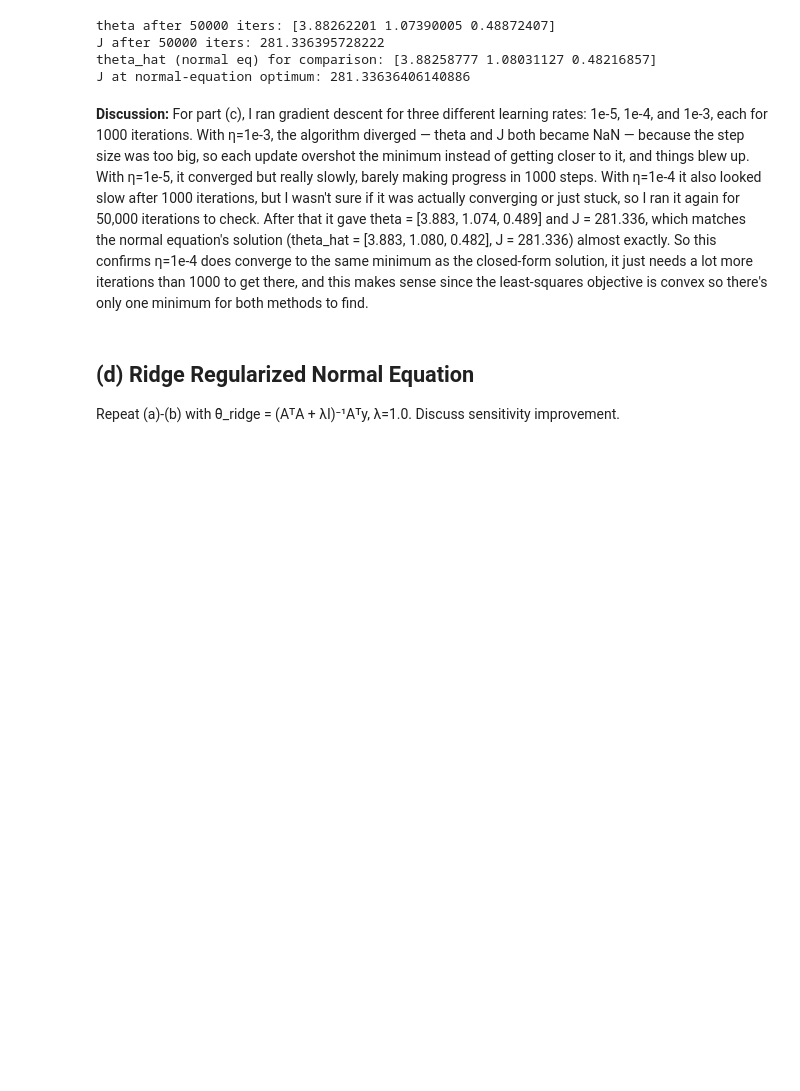
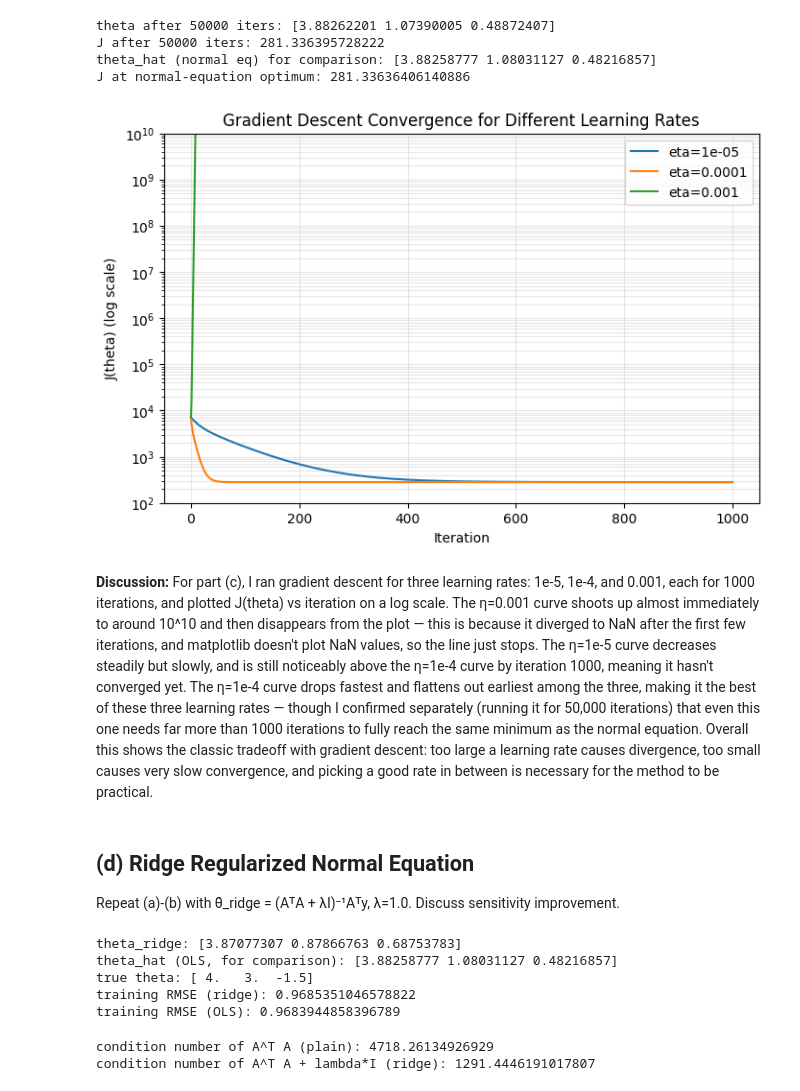
Before and after one commit to neural-rush/ML-Assignment-1, a Jupyter notebook: notebooks/partC1_regression_normaleq_gd_illconditioning_CS26S510.ipynb, the cells around one changed output. Saved outputs shown, nothing was run; the diff lists cells and outputs as text; code cells hidden in the pictures; blank space fills up the shorter version.

```diff
--- a/notebooks/partC1_regression_normaleq_gd_illconditioning_CS26S510.ipynb
+++ b/notebooks/partC1_regression_normaleq_gd_illconditioning_CS26S510.ipynb
@@ -165,11 +165,56 @@ theta after 50000 iters: [3.88262201 1.07390005 0.48872407]
 J after 50000 iters: 281.336395728222
 theta_hat (normal eq) for comparison: [3.88258777 1.08031127 0.48216857]
 J at normal-equation optimum: 281.33636406140886
+# %%
+plt.figure(figsize=(8, 5))
+for eta in etas:
+    _, J_hist = results[eta]
+    J_hist_clipped = [j if np.isfinite(j) else np.nan for j in J_hist]
+    plt.plot(J_hist_clipped, label=f"eta={eta}")
+plt.yscale("log")
+plt.xlabel("Iteration")
+plt.ylabel("J(theta) (log scale)")
+plt.title("Gradient Descent Convergence for Different Learning Rates")
+plt.legend()
+plt.grid(True, which="both", alpha=0.3)
+plt.ylim(1e2, 1e10)   # adjust based on what you see, so all curves are visible
+plt.show()
+# %% [output]
+[figure, added]
 # %% [markdown]
-**Discussion:** For part (c), I ran gradient descent for three different learning rates: 1e-5, 1e-4, and 1e-3, each for 1000 iterations. With η=1e-3, the algorithm diverged — theta and J both became NaN — because the step size was too big, so each update overshot the minimum instead of getting closer to it, and things blew up. With η=1e-5, it converged but really slowly, barely making progress in 1000 steps. With η=1e-4 it also looked slow after 1000 iterations, but I wasn't sure if it was actually converging or just stuck, so I ran it again for 50,000 iterations to check. After that it gave theta = [3.883, 1.074, 0.489] and J = 281.336, which matches the normal equation's solution (theta_hat = [3.883, 1.080, 0.482], J = 281.336) almost exactly. So this confirms η=1e-4 does converge to the same minimum as the closed-form solution, it just needs a lot more iterations than 1000 to get there, and this makes sense since the least-squares objective is convex so there's only one minimum for both methods to find.
+**Discussion:** For part (c), I ran gradient descent for three learning rates: 1e-5, 1e-4, and 0.001, each for 1000 iterations, and plotted J(theta) vs iteration on a log scale. The η=0.001 curve shoots up almost immediately to around 10^10 and then disappears from the plot — this is because it diverged to NaN after the first few iterations, and matplotlib doesn't plot NaN values, so the line just stops. The η=1e-5 curve decreases steadily but slowly, and is still noticeably above the η=1e-4 curve by iteration 1000, meaning it hasn't converged yet. The η=1e-4 curve drops fastest and flattens out earliest among the three, making it the best of these three learning rates — though I confirmed separately (running it for 50,000 iterations) that even this one needs far more than 1000 iterations to fully reach the same minimum as the normal equation. Overall this shows the classic tradeoff with gradient descent: too large a learning rate causes divergence, too small causes very slow convergence, and picking a good rate in between is necessary for the method to be practical.
 # %% [markdown]
 ## (d) Ridge Regularized Normal Equation
 
 Repeat (a)-(b) with θ̂_ridge = (AᵀA + λI)⁻¹Aᵀy, λ=1.0. Discuss sensitivity improvement.
 # %%
-# TODO: implement this part
+def ridge_normal_equation(A, y, lam):
+    """Ridge closed-form solution: theta_hat = (A^T A + lambda*I)^{-1} A^T y"""
+    m = A.shape[1]
+    AtA = A.T @ A
+    Aty = A.T @ y
+    theta_ridge = np.linalg.solve(AtA + lam * np.eye(m), Aty)
+    return theta_ridge
+
+lam = 1.0
+theta_ridge = ridge_normal_equation(A, y, lam)
+train_rmse_ridge = rmse(A, theta_ridge, y)
+
+print("theta_ridge:", theta_ridge)
+print("theta_hat (OLS, for comparison):", theta_hat)
+print("true theta:", theta_true)
+print("training RMSE (ridge):", train_rmse_ridge)
+print("training RMSE (OLS):", train_rmse)
+# %% [output]
+theta_ridge: [3.87077307 0.87866763 0.68753783]
+theta_hat (OLS, for comparison): [3.88258777 1.08031127 0.48216857]
+true theta: [ 4.   3.  -1.5]
+training RMSE (ridge): 0.9685351046578822
+training RMSE (OLS): 0.9683944858396789
+# %%
+cond_ridge = np.linalg.cond(A.T @ A + lam * np.eye(A.shape[1]))
+print("condition number of A^T A (plain):", cond_AtA)
+print("condition number of A^T A + lambda*I (ridge):", cond_ridge)
+# %% [output]
+condition number of A^T A (plain): 4718.26134926929
+condition number of A^T A + lambda*I (ridge): 1291.4446191017807
```
Also changed, not shown: parts of 2 cells of this notebook.
